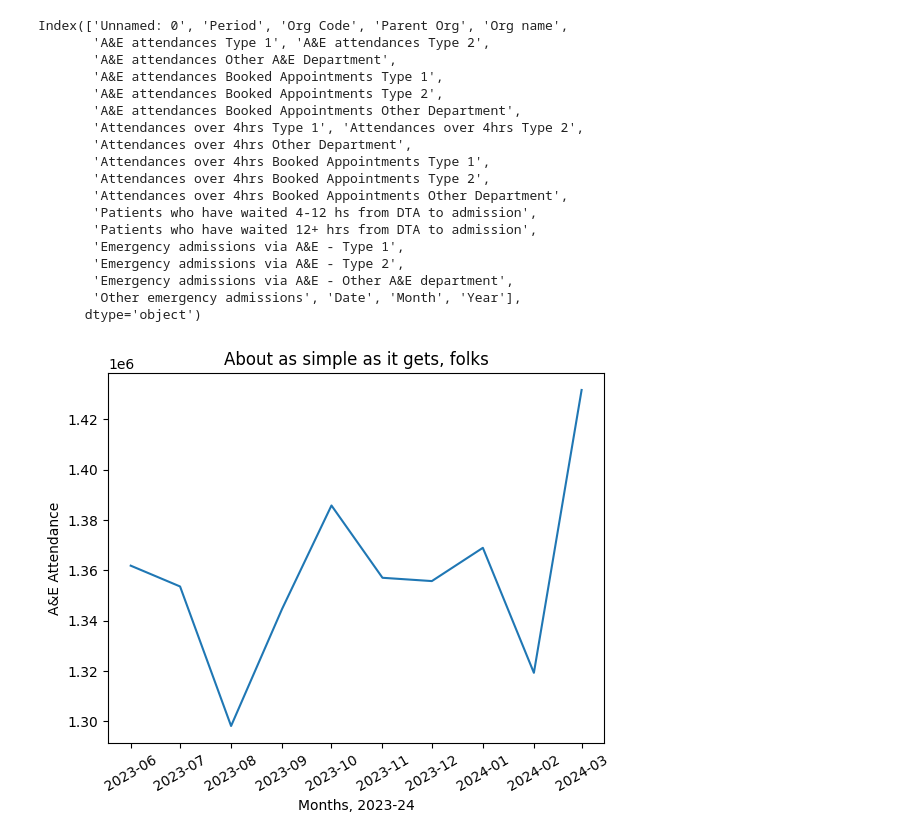
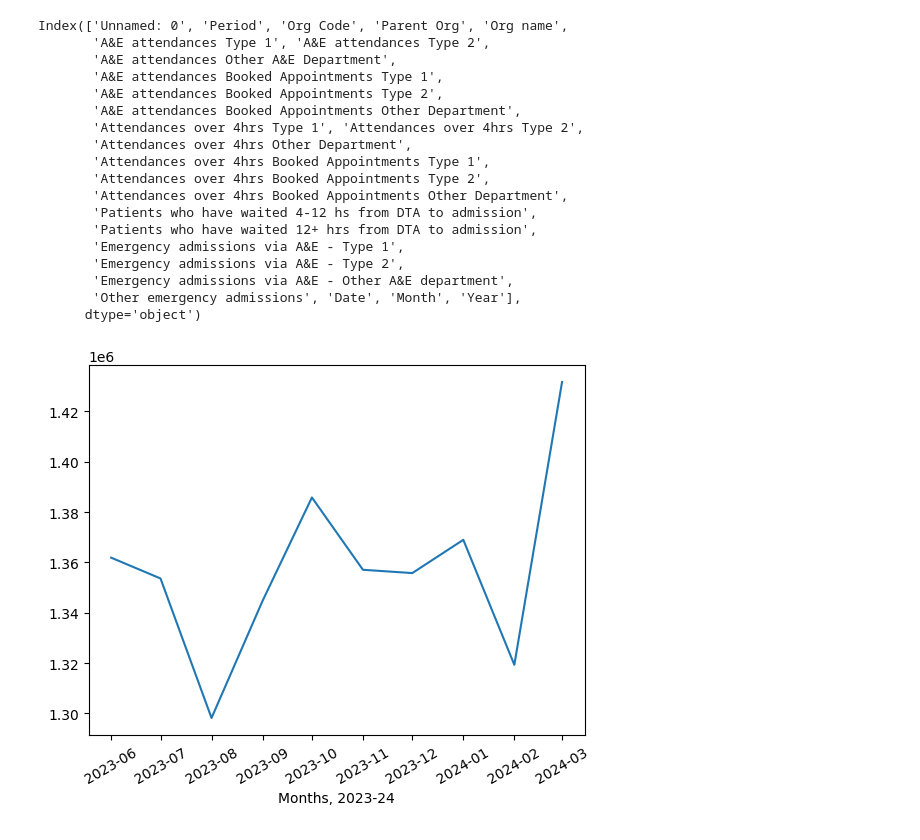
Before and after one commit to SpoicyCurri/DHSC-Technical-Task, a Jupyter notebook: notebooks/Analyse_Data.ipynb, the cells around one changed output. Cells and saved outputs as stored; diff of their text form; code cells hidden in the pictures.

Commit message:
additional charts

```diff
--- a/notebooks/Analyse_Data.ipynb
+++ b/notebooks/Analyse_Data.ipynb
@@ -71,15 +71,18 @@ Index(['Unnamed: 0', 'Period', 'Org Code', 'Parent Org', 'Org name',
 plot_data = tidy_data.groupby('Date', as_index=False).sum()
 plot_data = plot_data[plot_data['Date'] > "2023-05-01"]
 
-DATE_COL = plot_data['Date']
-YCOL = plot_data['A&E attendances Type 1']
+def plot_linechart(data, yaxis):
 
-fig, ax = plt.subplots()
-ax.plot(DATE_COL, YCOL)
+       DATE_COL = data['Date']
+       YCOL = data[yaxis]
 
-ax.set(xlabel='Months, 2023-24', ylabel='A&E Attendance',
-       title='About as simple as it gets, folks')
-ax.tick_params(axis='x', labelrotation=30)
-# ax.grid()
+       fig, ax = plt.subplots()
+       ax.plot(DATE_COL, YCOL)
+
+       ax.set(xlabel='Months, 2023-24', ylabel='',
+              title='')
+       ax.tick_params(axis='x', labelrotation=30)
-# %% [output]
-[figure, removed]
+# %%
+plot_linechart(plot_data, 'A&E attendances Type 1')
+# %% [output]
+[figure, added]
```
Also changed, not shown: parts of 3 cells of this notebook.
